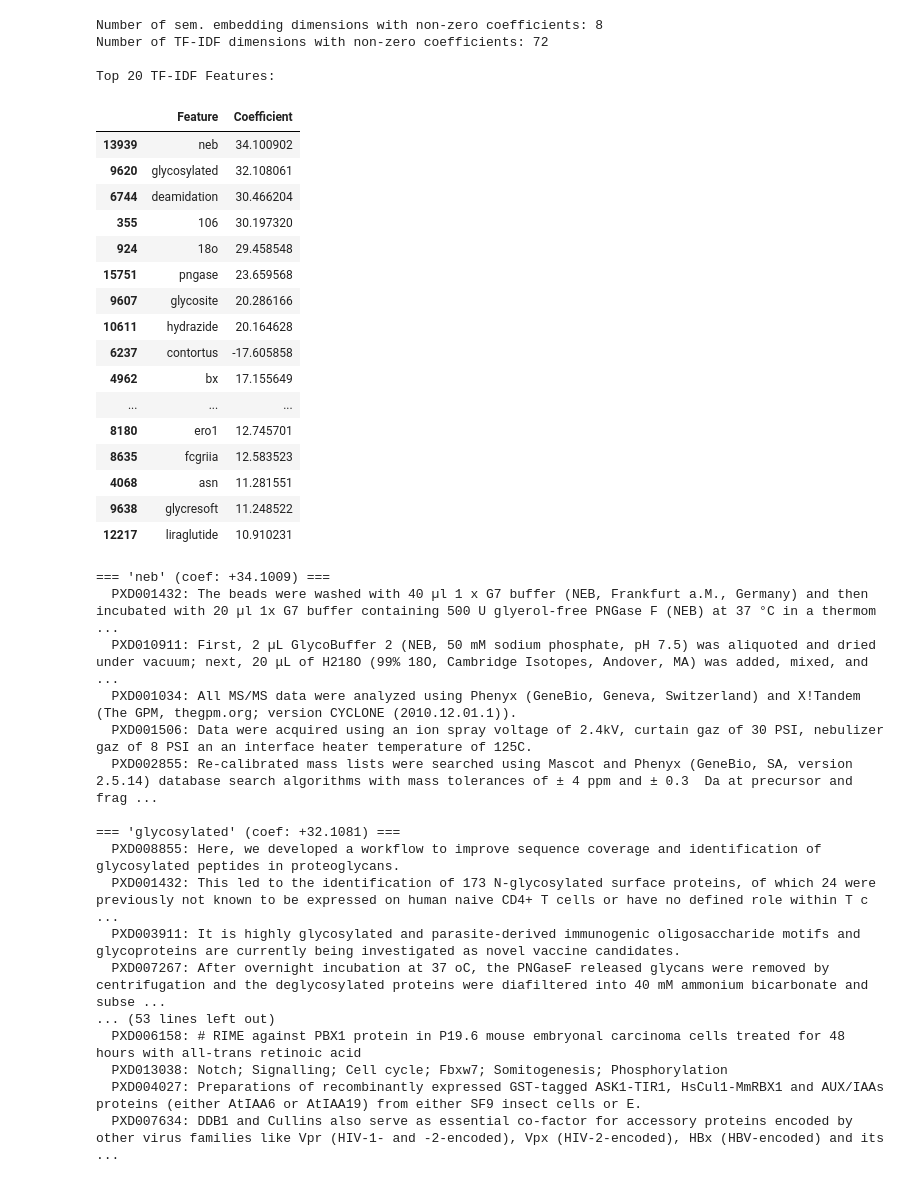
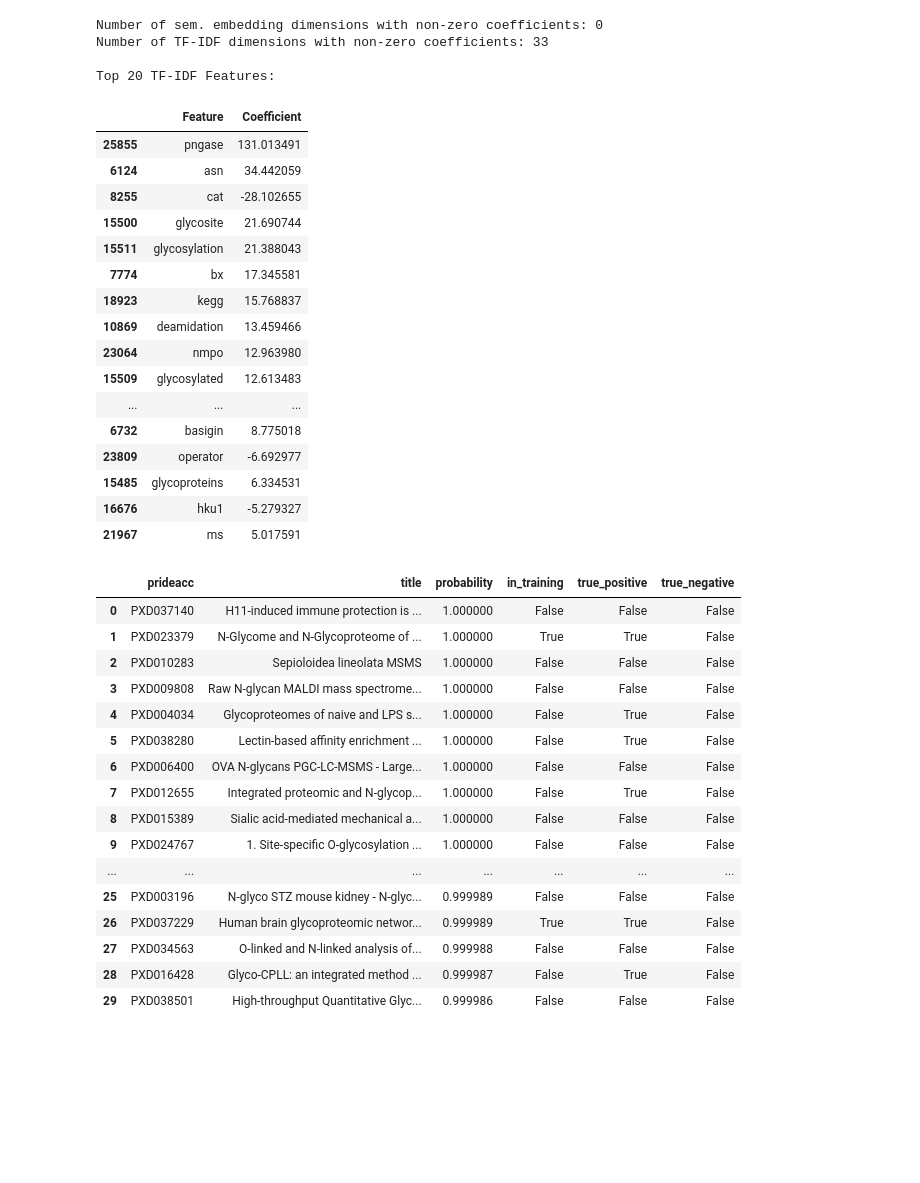
Before and after one commit to EdwardsLabProjects/pride-study-retrieval-cofest-2026, a Jupyter notebook: notebooks/TextEmbedding+TFIDF_Model.ipynb, the cells around one changed output. Saved outputs shown, nothing was run; the diff lists cells and outputs as text; code cells hidden in the pictures; blank space fills up the shorter version.

```diff
--- a/notebooks/TextEmbedding+TFIDF_Model.ipynb
+++ b/notebooks/TextEmbedding+TFIDF_Model.ipynb
@@ -34,7 +34,7 @@ print(f"Embeddings: {emb.shape}")
 print(f"True Pos: {len(tp)}")
 print(f"True Neg: {len(tn)}")
 
-allacc,avgemb = select_by_embedding_proximity(tp,emb,1000)
-print(f"All Acc: {len(allacc)}")
+# allacc,avgemb = select_by_embedding_proximity(tp,emb,1000)
+# print(f"All Acc: {len(allacc)}")
 # %% [output]
 Embeddings: (1536, 36696)
@@ -101,47 +100,51 @@ NZ Coeffs: 80
 # %%
 nzemb,nztfidf,topfeat = top_features(trained_model,tfidf_model,nembed=embdim,**logreg_extra_args)
 print(f"Number of sem. embedding dimensions with non-zero coefficients: {nzemb}")
 print(f"Number of TF-IDF dimensions with non-zero coefficients: {nztfidf}")
 print("\nTop 20 TF-IDF Features:")
 display(topfeat.head(20))
 
-show_top_feature_examples(topfeat, md)
+# show_top_feature_examples(topfeat, md)
 # %% [output]
-Number of sem. embedding dimensions with non-zero coefficients: 8
-Number of TF-IDF dimensions with non-zero coefficients: 72
+Number of sem. embedding dimensions with non-zero coefficients: 0
+Number of TF-IDF dimensions with non-zero coefficients: 33
 
 Top 20 TF-IDF Features:
 |  | Feature | Coefficient |
-| 13939 | neb | 34.100902 |
-| 9620 | glycosylated | 32.108061 |
-| 6744 | deamidation | 30.466204 |
-| 355 | 106 | 30.197320 |
-| 924 | 18o | 29.458548 |
-| 15751 | pngase | 23.659568 |
-| 9607 | glycosite | 20.286166 |
-| 10611 | hydrazide | 20.164628 |
-| 6237 | contortus | -17.605858 |
-| 4962 | bx | 17.155649 |
+| 25855 | pngase | 131.013491 |
+| 6124 | asn | 34.442059 |
+| 8255 | cat | -28.102655 |
+| 15500 | glycosite | 21.690744 |
+| 15511 | glycosylation | 21.388043 |
+| 7774 | bx | 17.345581 |
+| 18923 | kegg | 15.768837 |
+| 10869 | deamidation | 13.459466 |
+| 23064 | nmpo | 12.963980 |
+| 15509 | glycosylated | 12.613483 |
 | ... | ... | ... |
-| 8180 | ero1 | 12.745701 |
-| 8635 | fcgriia | 12.583523 |
-| 4068 | asn | 11.281551 |
-| 9638 | glycresoft | 11.248522 |
-| 12217 | liraglutide | 10.910231 |
+| 6732 | basigin | 8.775018 |
+| 23809 | operator | -6.692977 |
+| 15485 | glycoproteins | 6.334531 |
+| 16676 | hku1 | -5.279327 |
+| 21967 | ms | 5.017591 |
-=== 'neb' (coef: +34.1009) ===
-  PXD001432: The beads were washed with 40 µl 1 x G7 buffer (NEB, Frankfurt a.M., Germany) and then incubated with 20 µl 1x G7 buffer containing 500 U glyerol-free PNGase F (NEB) at 37 °C in a thermom ...
-  PXD010911: First, 2 µL GlycoBuffer 2 (NEB, 50 mM sodium phosphate, pH 7.5) was aliquoted and dried under vacuum; next, 20 μL of H218O (99% 18O, Cambridge Isotopes, Andover, MA) was added, mixed, and ...
-  PXD001034: All MS/MS data were analyzed using Phenyx (GeneBio, Geneva, Switzerland) and X!Tandem (The GPM, thegpm.org; version CYCLONE (2010.12.01.1)).
-  PXD001506: Data were acquired using an ion spray voltage of 2.4kV, curtain gaz of 30 PSI, nebulizer gaz of 8 PSI an an interface heater temperature of 125C.
-  PXD002855: Re-calibrated mass lists were searched using Mascot and Phenyx (GeneBio, SA, version 2.5.14) database search algorithms with mass tolerances of ± 4 ppm and ± 0.3  Da at precursor and frag ...
-
-=== 'glycosylated' (coef: +32.1081) ===
-  PXD008855: Here, we developed a workflow to improve sequence coverage and identification of glycosylated peptides in proteoglycans.
-  PXD001432: This led to the identification of 173 N-glycosylated surface proteins, of which 24 were previously not known to be expressed on human naive CD4+ T cells or have no defined role within T c ...
-  PXD003911: It is highly glycosylated and parasite-derived immunogenic oligosaccharide motifs and glycoproteins are currently being investigated as novel vaccine candidates.
-  PXD007267: After overnight incubation at 37 oC, the PNGaseF released glycans were removed by centrifugation and the deglycosylated proteins were diafiltered into 40 mM ammonium bicarbonate and subse ...
-... (53 lines left out)
-  PXD006158: # RIME against PBX1 protein in P19.6 mouse embryonal carcinoma cells treated for 48 hours with all-trans retinoic acid
-  PXD013038: Notch; Signalling; Cell cycle; Fbxw7; Somitogenesis; Phosphorylation
-  PXD004027: Preparations of recombinantly expressed GST-tagged ASK1-TIR1, HsCul1-MmRBX1 and AUX/IAAs proteins (either AtIAA6 or AtIAA19) from either SF9 insect cells or E.
-  PXD007634: DDB1 and Cullins also serve as essential co-factor for accessory proteins encoded by other virus families like Vpr (HIV-1- and -2-encoded), Vpx (HIV-2-encoded), HBx (HBV-encoded) and its  ...
+# %%
+results = score_all_studies(trained_model, emb, md, tfidf_model, train_acc, tp, tn)
+display(results)
+# %% [output]
+|  | prideacc | title | probability | in_training | true_positive | true_negative |
+| 0 | PXD037140 | H11-induced immune protection is ... | 1.000000 | False | False | False |
+| 1 | PXD023379 | N-Glycome and N-Glycoproteome of ... | 1.000000 | True | True | False |
+| 2 | PXD010283 | Sepioloidea lineolata MSMS | 1.000000 | False | False | False |
+| 3 | PXD009808 | Raw N-glycan MALDI mass spectrome... | 1.000000 | False | False | False |
+| 4 | PXD004034 | Glycoproteomes of naive and LPS s... | 1.000000 | False | True | False |
+| 5 | PXD038280 | Lectin-based affinity enrichment ... | 1.000000 | False | True | False |
+| 6 | PXD006400 | OVA N-glycans PGC-LC-MSMS - Large... | 1.000000 | False | False | False |
+| 7 | PXD012655 | Integrated proteomic and N-glycop... | 1.000000 | False | True | False |
+| 8 | PXD015389 | Sialic acid-mediated mechanical a... | 1.000000 | False | False | False |
+| 9 | PXD024767 | 1. Site-specific O-glycosylation ... | 1.000000 | False | False | False |
+| ... | ... | ... | ... | ... | ... | ... |
+| 25 | PXD003196 | N-glyco STZ mouse kidney - N-glyc... | 0.999989 | False | False | False |
+| 26 | PXD037229 | Human brain glycoproteomic networ... | 0.999989 | True | True | False |
+| 27 | PXD034563 | O-linked and N-linked analysis of... | 0.999988 | False | False | False |
+| 28 | PXD016428 | Glyco-CPLL: an integrated method ... | 0.999987 | False | True | False |
+| 29 | PXD038501 | High-throughput Quantitative Glyc... | 0.999986 | False | False | False |
```
Also changed, not shown: parts of 4 cells of this notebook.
